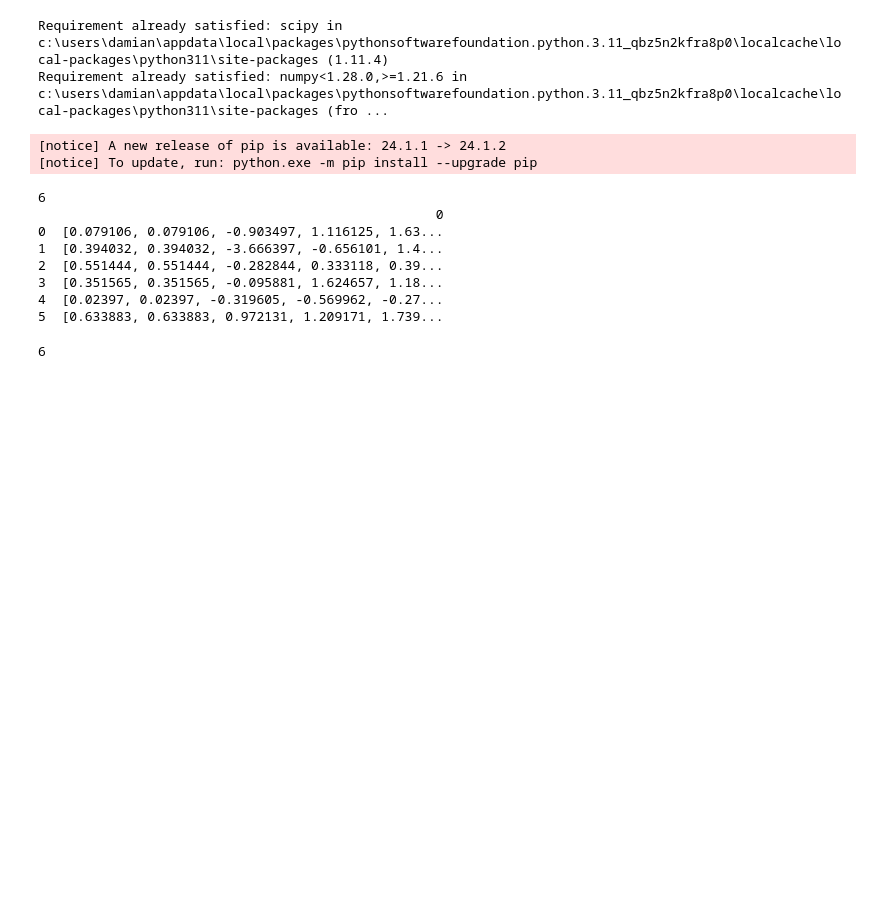
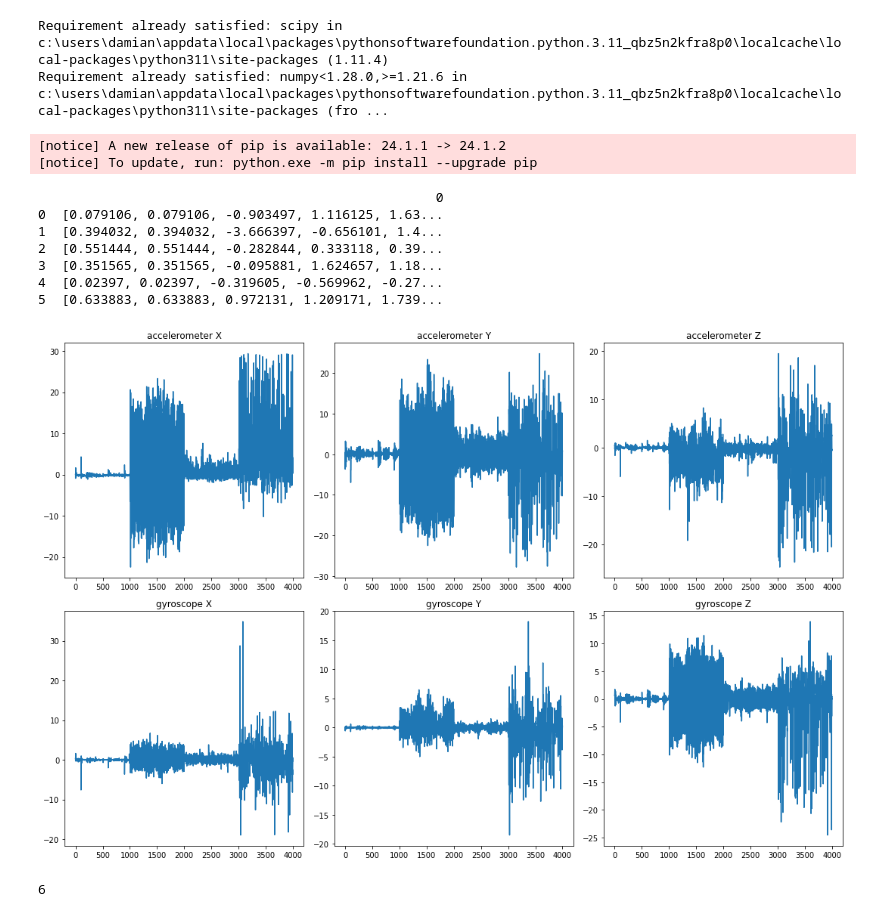
Before and after one commit to damjam212/TimeSeriesSegmentation, a Jupyter notebook: Data_segmentation.ipynb, the cells around one changed output. Drawn from its saved outputs; the diff is of its cells as text; code cells hidden in the pictures; blank space fills up the shorter version.

Commit message:
feat: add plotting of each dimension of time series data

```diff
--- a/Data_segmentation.ipynb
+++ b/Data_segmentation.ipynb
@@ -39,34 +41,68 @@ def stack_time_series(df):
         A pandas dataframe with shape [dimensions of input data,original count of time series]
     """
     dimensionality = df.iloc[0,0].shape[0] # assumption that data dimensionality is the number of rows of first element in dataframe
     # also the first column is expected to store data (second stores classification)
 
     # creating new data frame
     stacked = pd.DataFrame(index=np.arange(dimensionality), columns=np.arange(1))
 
     # filling it with empty numpy arrays
     for i in range(dimensionality):
         stacked.iloc[i, 0] = np.array([])
     # filling the dataframe with data
     for index, row in df.iterrows():
         i = 0
         for r in row[0]:
              stacked.iloc[i,0] = np.concatenate((stacked.iloc[i,0],np.array(r.tolist())))
              i += 1
     return stacked
 
 stacked = stack_time_series(df)
 #print(df.iloc[0,0][1])
 print(stacked)
+# plt.plot(stacked.iloc[0,0])
+# plt.plot(stacked.iloc[1,0])
+# plt.plot(stacked.iloc[2,0])
+# plt.plot(stacked.iloc[3,0])
+# plt.plot(stacked.iloc[4,0])
+# plt.plot(stacked.iloc[5,0])
+
+# Create a 2x3 grid of subplots
+fig, axs = plt.subplots(2, 3, figsize=(15, 10))
+
+# Plot different data on each subplot
+axs[0, 0].plot(stacked.iloc[0,0])
+axs[0, 0].set_title('accelerometer X')
+
+axs[0, 1].plot(stacked.iloc[1,0])
+axs[0, 1].set_title('accelerometer Y')
+
+axs[0, 2].plot(stacked.iloc[2,0])
+axs[0, 2].set_title('accelerometer Z')
+
+axs[1, 0].plot(stacked.iloc[3,0])
+axs[1, 0].set_title('gyroscope X')
+
+axs[1, 1].plot(stacked.iloc[4,0])
+axs[1, 1].set_title('gyroscope Y')
+
+axs[1, 2].plot(stacked.iloc[5,0])
+axs[1, 2].set_title('gyroscope Z')
+
+# Adjust the layout
+plt.tight_layout()
+
+# Show the plots
+plt.show()
 # %% [output]
-6
                                                    0
 0  [0.079106, 0.079106, -0.903497, 1.116125, 1.63...
 1  [0.394032, 0.394032, -3.666397, -0.656101, 1.4...
 2  [0.551444, 0.551444, -0.282844, 0.333118, 0.39...
 3  [0.351565, 0.351565, -0.095881, 1.624657, 1.18...
 4  [0.02397, 0.02397, -0.319605, -0.569962, -0.27...
 5  [0.633883, 0.633883, 0.972131, 1.209171, 1.739...
+[figure, added]
 # %%
 len(df['relationalAtt'].iloc[0])
 # dane są 6 wymiarowe ponieważ mam dwe zmienne 3 wymiarowe
```
Also changed, not shown: parts of 1 cell of this notebook.
